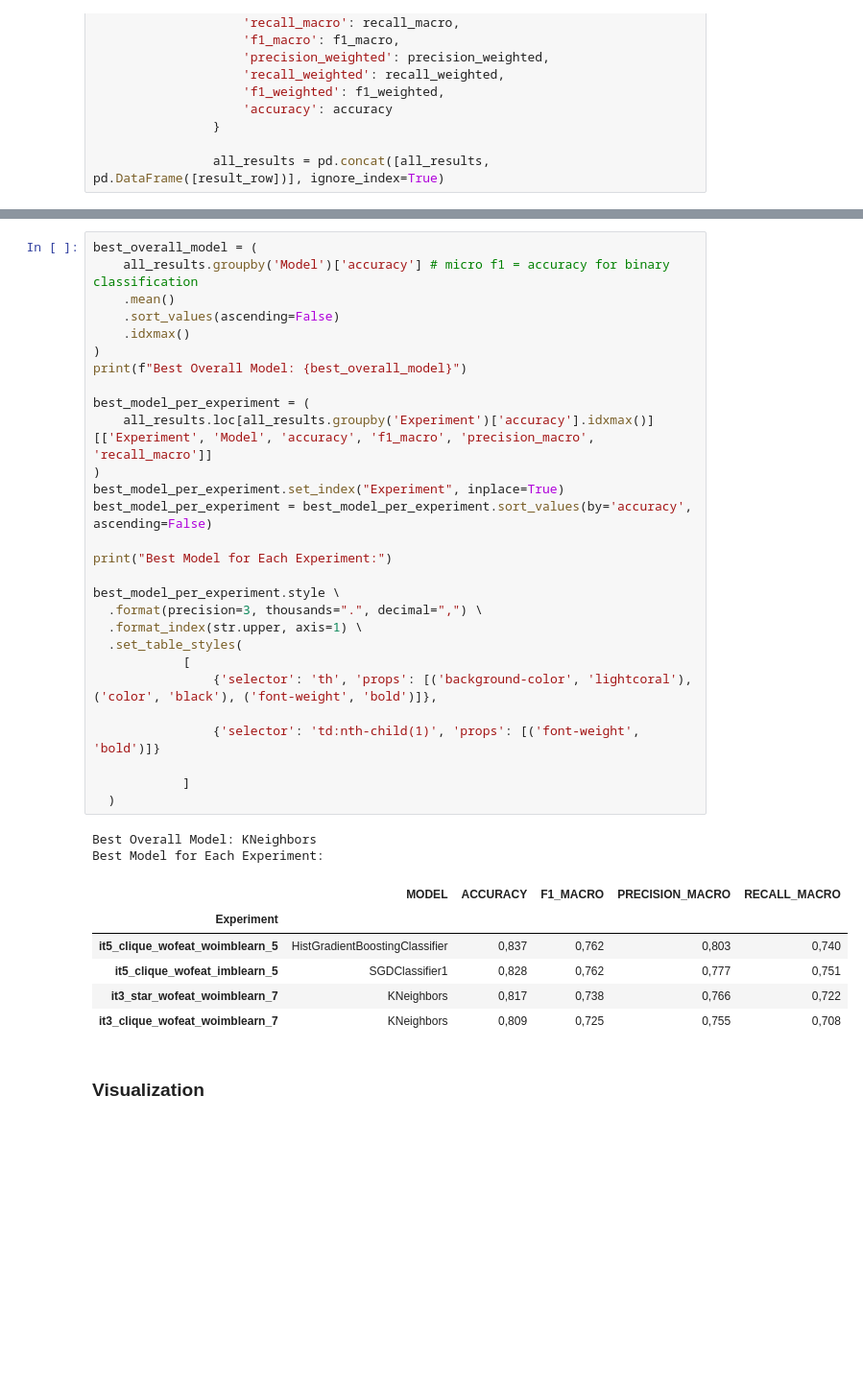
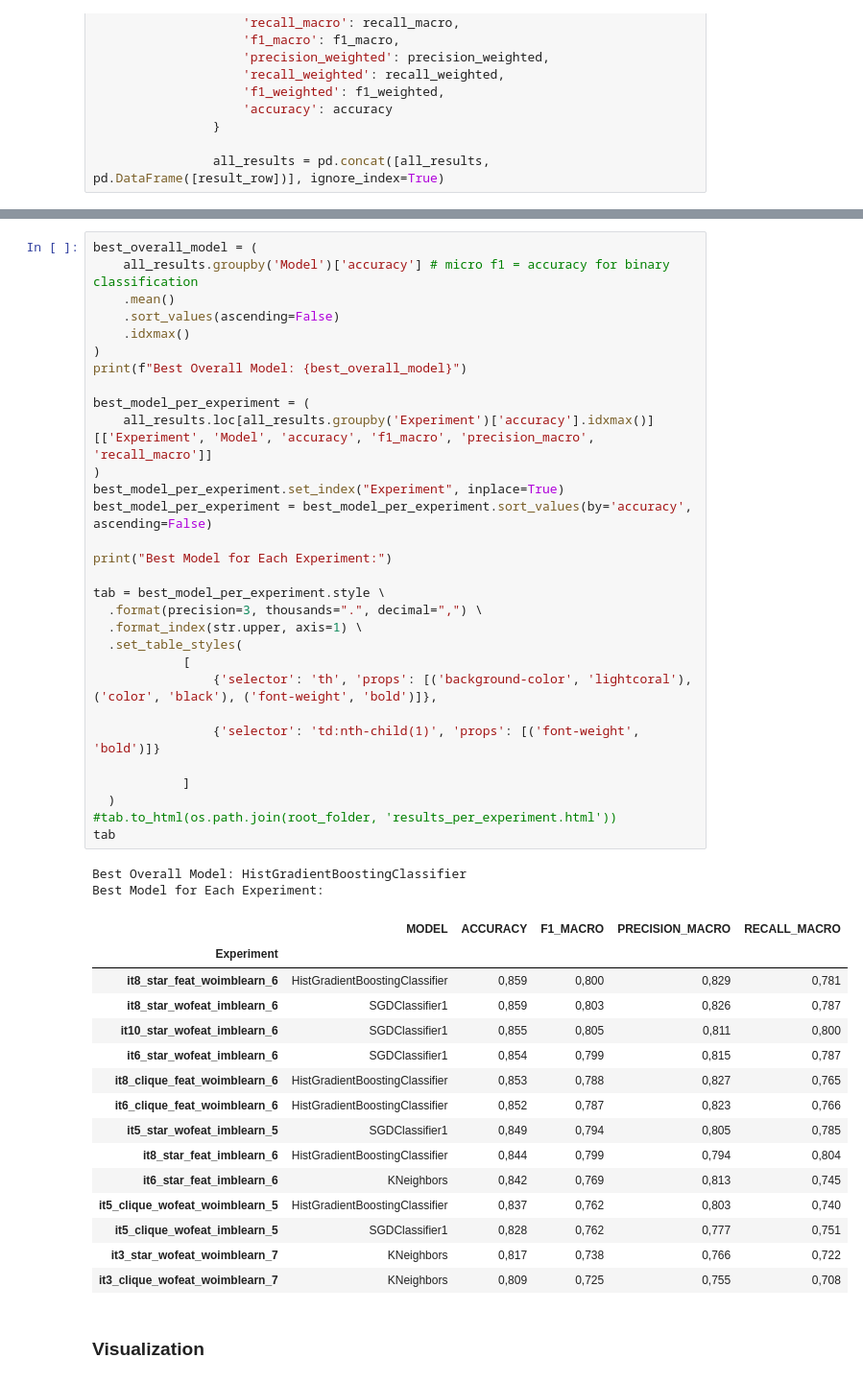
Before and after one commit to wkzawadzka/the-cleora, a Jupyter notebook: notebooks/experiment_summary.ipynb, the cells around one changed output, grey strips where cells are left out. Shown at 96% size. Saved outputs shown, nothing was run; the diff lists cells and outputs as text; blank space fills up the shorter version.

Commit message:
(experiment summary) run all experiments

```diff
--- a/notebooks/experiment_summary.ipynb
+++ b/notebooks/experiment_summary.ipynb
@@ -95,35 +95,46 @@ Summary results saved to: experiment results\summary_results.csv
 best_overall_model = (
     all_results.groupby('Model')['accuracy'] # micro f1 = accuracy for binary classification
     .mean()
     .sort_values(ascending=False)
     .idxmax()
 )
 print(f"Best Overall Model: {best_overall_model}")
 
 best_model_per_experiment = (
     all_results.loc[all_results.groupby('Experiment')['accuracy'].idxmax()][['Experiment', 'Model', 'accuracy', 'f1_macro', 'precision_macro', 'recall_macro']]
 )
 best_model_per_experiment.set_index("Experiment", inplace=True)
 best_model_per_experiment = best_model_per_experiment.sort_values(by='accuracy', ascending=False)
 
 print("Best Model for Each Experiment:")
 
-best_model_per_experiment.style \
+tab = best_model_per_experiment.style \
   .format(precision=3, thousands=".", decimal=",") \
   .format_index(str.upper, axis=1) \
   .set_table_styles(
             [
                 {'selector': 'th', 'props': [('background-color', 'lightcoral'), ('color', 'black'), ('font-weight', 'bold')]},
 
                 {'selector': 'td:nth-child(1)', 'props': [('font-weight', 'bold')]}
 
             ]
   )
+#tab.to_html(os.path.join(root_folder, 'results_per_experiment.html'))
+tab
 # %% [output]
-Best Overall Model: KNeighbors
+Best Overall Model: HistGradientBoostingClassifier
 Best Model for Each Experiment:
 |  | MODEL | ACCURACY | F1_MACRO | PRECISION_MACRO | RECALL_MACRO |
 | Experiment |  |  |  |  |  |
+| it8_star_feat_woimblearn_6 | HistGradientBoostingClassifier | 0,859 | 0,800 | 0,829 | 0,781 |
+| it8_star_wofeat_imblearn_6 | SGDClassifier1 | 0,859 | 0,803 | 0,826 | 0,787 |
+| it10_star_wofeat_imblearn_6 | SGDClassifier1 | 0,855 | 0,805 | 0,811 | 0,800 |
+| it6_star_wofeat_imblearn_6 | SGDClassifier1 | 0,854 | 0,799 | 0,815 | 0,787 |
+| it8_clique_feat_woimblearn_6 | HistGradientBoostingClassifier | 0,853 | 0,788 | 0,827 | 0,765 |
+| it6_clique_feat_woimblearn_6 | HistGradientBoostingClassifier | 0,852 | 0,787 | 0,823 | 0,766 |
+| it5_star_wofeat_imblearn_5 | SGDClassifier1 | 0,849 | 0,794 | 0,805 | 0,785 |
+| it8_star_feat_imblearn_6 | HistGradientBoostingClassifier | 0,844 | 0,799 | 0,794 | 0,804 |
+| it6_star_feat_imblearn_6 | KNeighbors | 0,842 | 0,769 | 0,813 | 0,745 |
 | it5_clique_wofeat_woimblearn_5 | HistGradientBoostingClassifier | 0,837 | 0,762 | 0,803 | 0,740 |
 | it5_clique_wofeat_imblearn_5 | SGDClassifier1 | 0,828 | 0,762 | 0,777 | 0,751 |
 | it3_star_wofeat_woimblearn_7 | KNeighbors | 0,817 | 0,738 | 0,766 | 0,722 |
```
Also changed, not shown: parts of 3 cells of this notebook.
